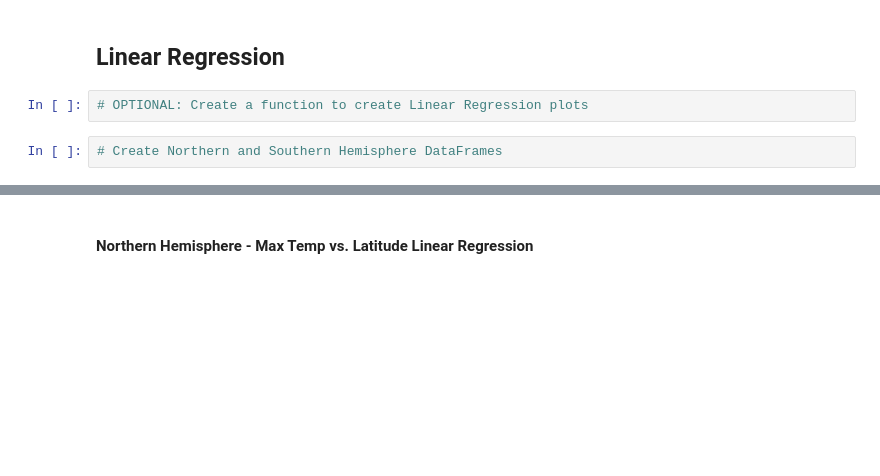
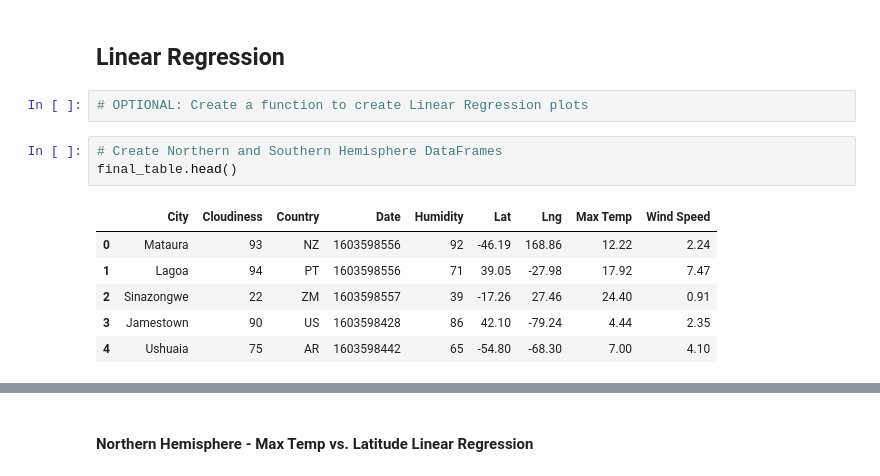
Before and after one commit to trezeget-1/Equator-Weather-Research, a Jupyter notebook: Instructions/starter_code/WeatherPy.ipynb, the cells around one changed output, grey strips where cells are left out. Drawn from its saved outputs; the diff is of its cells as text; blank space fills up the shorter version.

```diff
--- a/Instructions/starter_code/WeatherPy.ipynb
+++ b/Instructions/starter_code/WeatherPy.ipynb
@@ -309,3 +284,11 @@ plt.show()
 # OPTIONAL: Create a function to create Linear Regression plots
 # %%
 # Create Northern and Southern Hemisphere DataFrames
+final_table.head()
+# %% [output]
+|  | City | Cloudiness | Country | Date | Humidity | Lat | Lng | Max Temp | Wind Speed |
+| 0 | Mataura | 93 | NZ | 1603598556 | 92 | -46.19 | 168.86 | 12.22 | 2.24 |
+| 1 | Lagoa | 94 | PT | 1603598556 | 71 | 39.05 | -27.98 | 17.92 | 7.47 |
+| 2 | Sinazongwe | 22 | ZM | 1603598557 | 39 | -17.26 | 27.46 | 24.40 | 0.91 |
+| 3 | Jamestown | 90 | US | 1603598428 | 86 | 42.10 | -79.24 | 4.44 | 2.35 |
+| 4 | Ushuaia | 75 | AR | 1603598442 | 65 | -54.80 | -68.30 | 7.00 | 4.10 |
```
Also changed, not shown: parts of 14 cells of this notebook, 5 other files.
